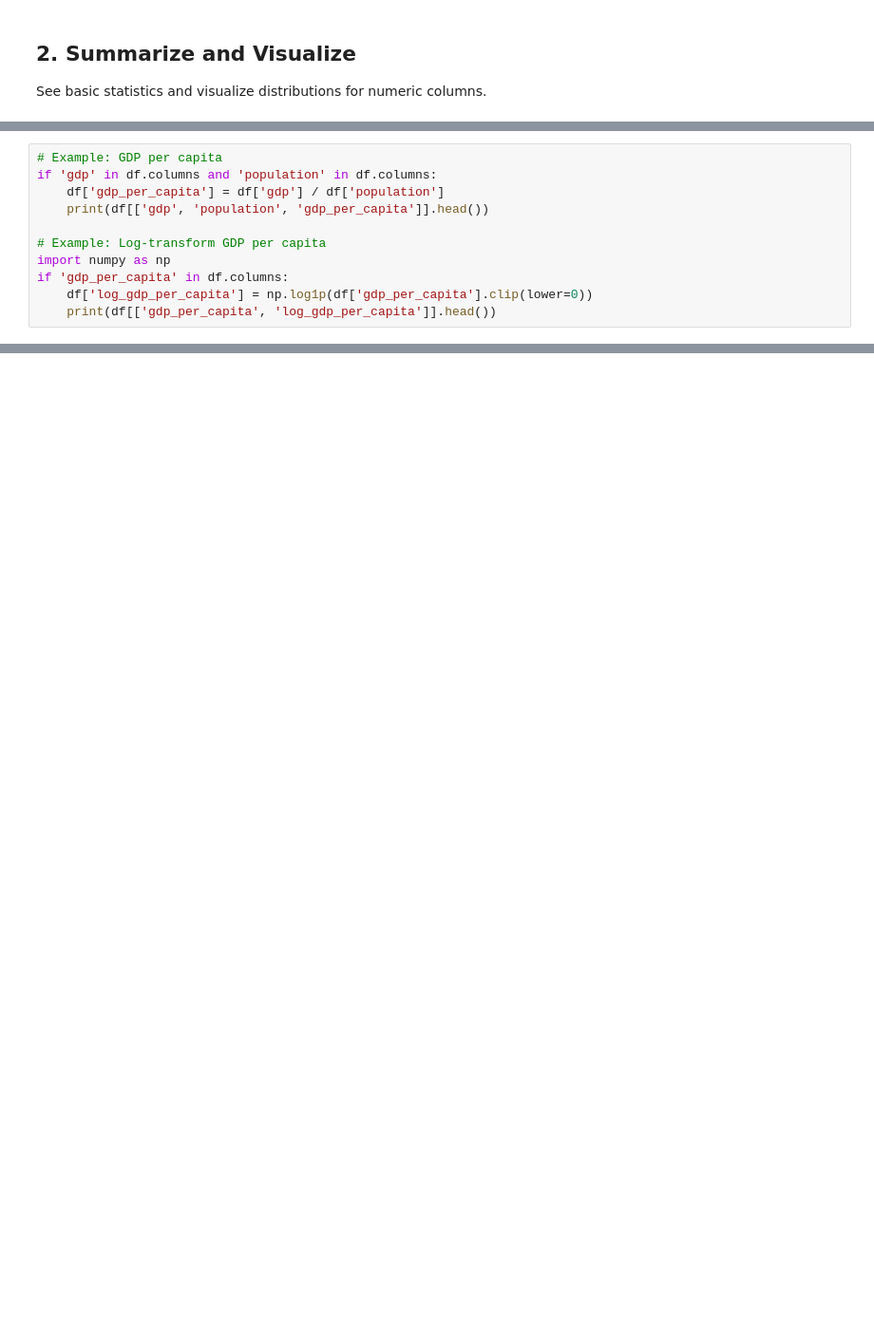
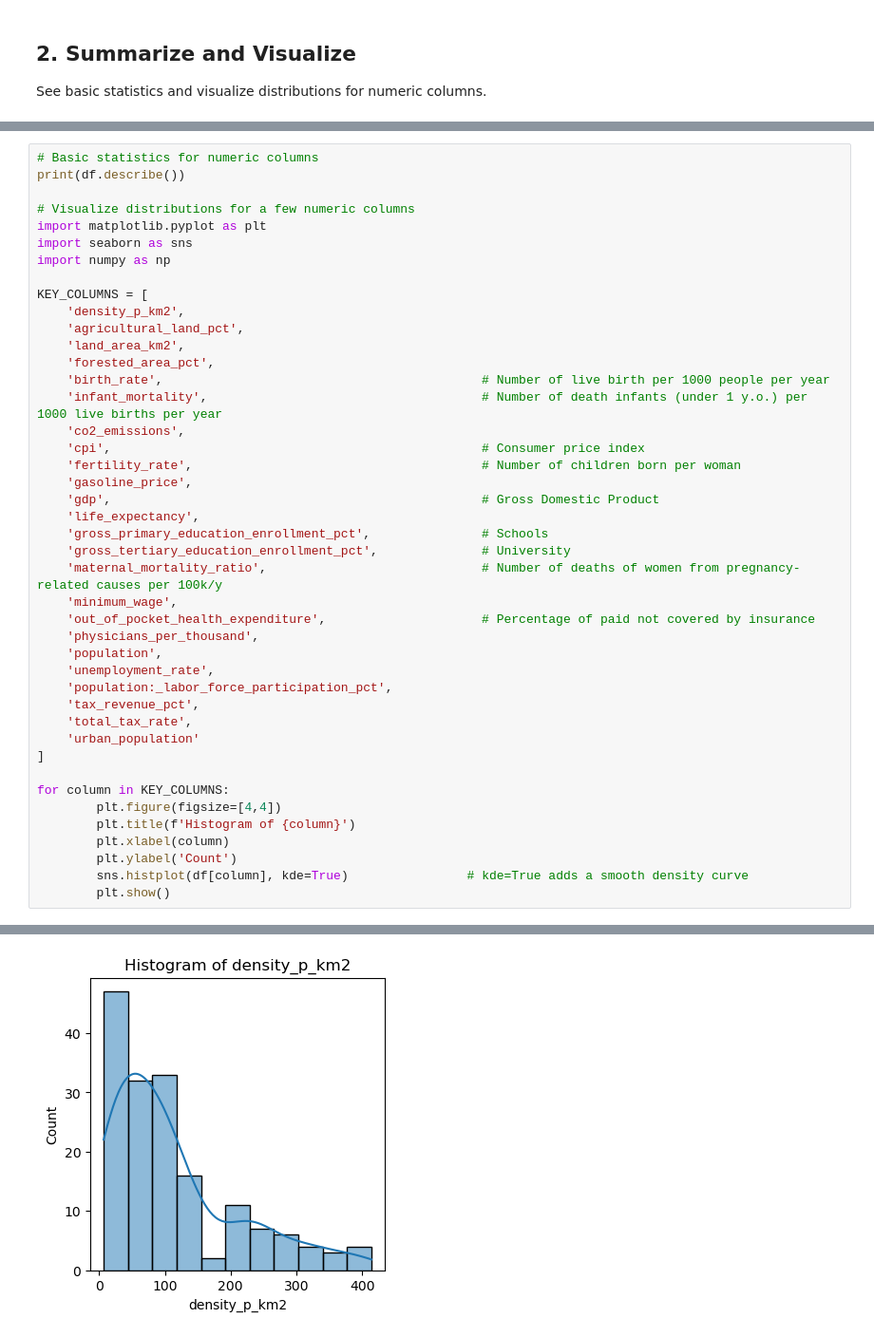
Before and after one commit to ivan-zamurenko/Global-Country-Information-Dataset-2023, a Jupyter notebook: notebooks/feature_engineering/feature_engineering.ipynb, the cells around one changed output, grey strips where cells are left out. Shown at 95% size. Saved outputs shown, nothing was run; the diff lists cells and outputs as text; blank space fills up the shorter version.

```diff
--- a/notebooks/feature_engineering/feature_engineering.ipynb
+++ b/notebooks/feature_engineering/feature_engineering.ipynb
@@ -117,11 +45,0 @@ Create new columns and see if they reveal new patterns.
-# %%
-# Example: GDP per capita
-if 'gdp' in df.columns and 'population' in df.columns:
-    df['gdp_per_capita'] = df['gdp'] / df['population']
-    print(df[['gdp', 'population', 'gdp_per_capita']].head())
-
-# Example: Log-transform GDP per capita
-import numpy as np
-if 'gdp_per_capita' in df.columns:
-    df['log_gdp_per_capita'] = np.log1p(df['gdp_per_capita'].clip(lower=0))
-    print(df[['gdp_per_capita', 'log_gdp_per_capita']].head())
@@ -138,0 +46,44 @@ Keep notes here as you explore!
+# %%
+# Basic statistics for numeric columns
+print(df.describe())
+
+# Visualize distributions for a few numeric columns
+import matplotlib.pyplot as plt
+import seaborn as sns
+import numpy as np
+
+KEY_COLUMNS = [
+    'density_p_km2',
+    'agricultural_land_pct',
+    'land_area_km2',
+    'forested_area_pct',
+    'birth_rate',                                           # Number of live birth per 1000 people per year
+    'infant_mortality',                                     # Number of death infants (under 1 y.o.) per 1000 live births per year
+    'co2_emissions',
+    'cpi',                                                  # Consumer price index
+    'fertility_rate',                                       # Number of children born per woman
+    'gasoline_price',
+    'gdp',                                                  # Gross Domestic Product
+    'life_expectancy',
+    'gross_primary_education_enrollment_pct',               # Schools
+    'gross_tertiary_education_enrollment_pct',              # University
+    'maternal_mortality_ratio',                             # Number of deaths of women from pregnancy-related causes per 100k/y
+    'minimum_wage',
+    'out_of_pocket_health_expenditure',                     # Percentage of paid not covered by insurance
+    'physicians_per_thousand',
+    'population',
+    'unemployment_rate',
+    'population:_labor_force_participation_pct',
+    'tax_revenue_pct',
+    'total_tax_rate',
+    'urban_population'
+]
+
+for column in KEY_COLUMNS:
+        plt.figure(figsize=[4,4])
+        plt.title(f'Histogram of {column}')
+        plt.xlabel(column)
+        plt.ylabel('Count')
+        sns.histplot(df[column], kde=True)                # kde=True adds a smooth density curve
+        plt.show()
+# %% [output]
@@ -138,0 +107 @@ Keep notes here as you explore!
+[figure, added]
```
Also changed, not shown: parts of 10 cells of this notebook, 6 other files.
